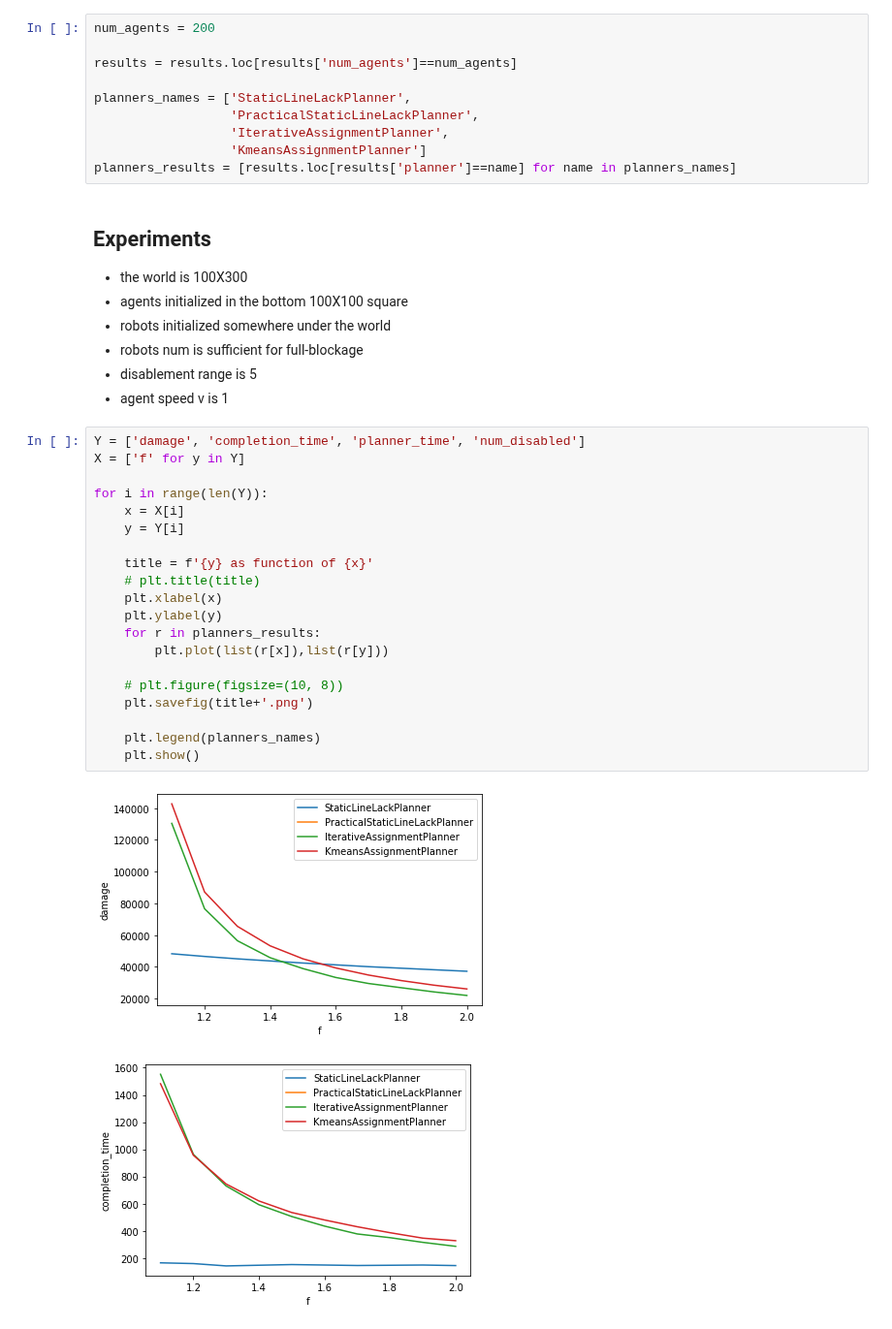
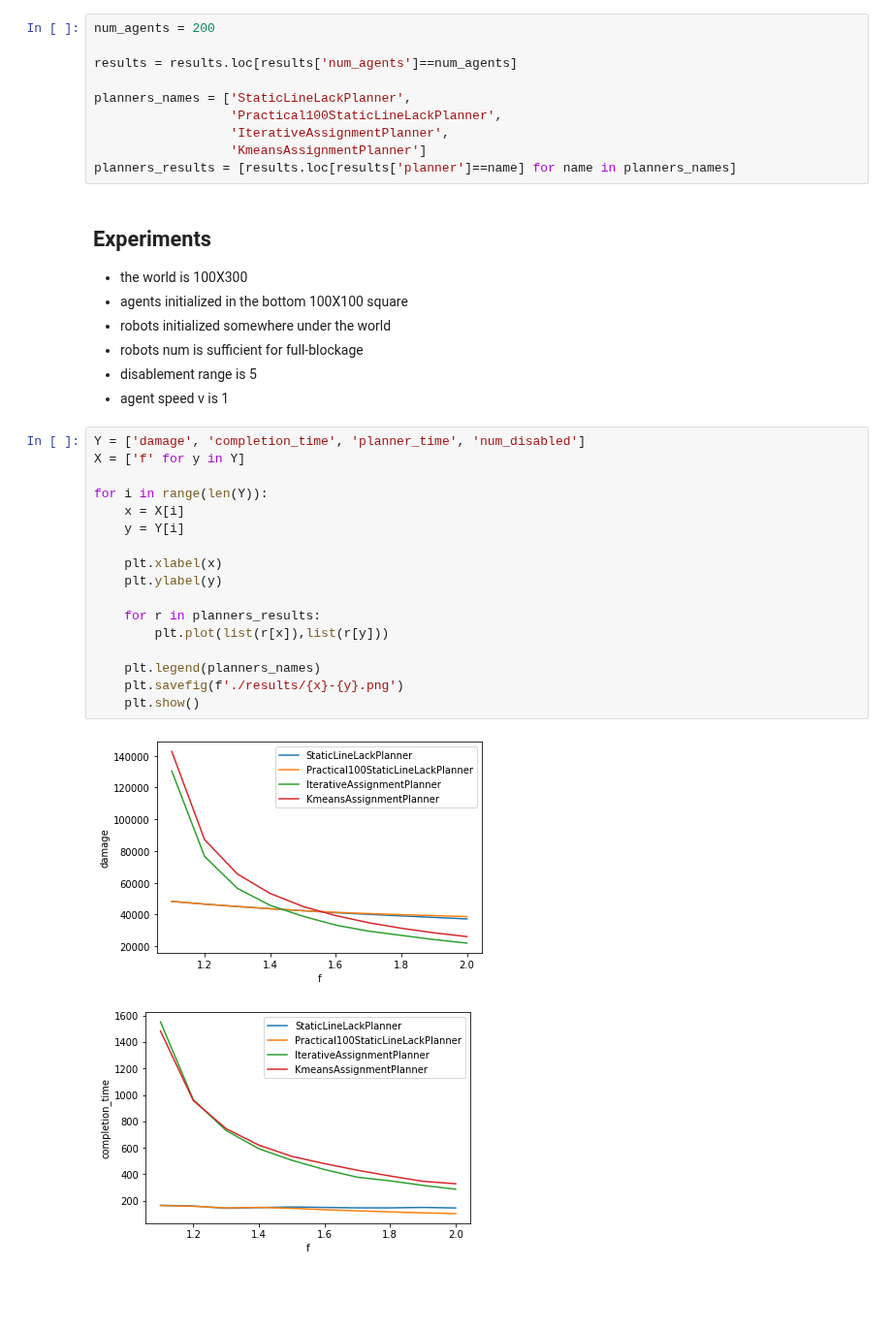
Before and after one commit to Elilgo324/dsd, a Jupyter notebook: experiments/partial_blockage/f.ipynb, the cells around one changed output. Shown at 97% size. Saved outputs shown, nothing was run; the diff lists cells and outputs as text; blank space fills up the shorter version.

```diff
--- a/experiments/partial_blockage/f.ipynb
+++ b/experiments/partial_blockage/f.ipynb
@@ -21,7 +21,7 @@ num_agents = 200
 results = results.loc[results['num_agents']==num_agents]
 
 planners_names = ['StaticLineLackPlanner',
-                  'PracticalStaticLineLackPlanner',
+                  'Practical100StaticLineLackPlanner',
                   'IterativeAssignmentPlanner',
                   'KmeansAssignmentPlanner']
 planners_results = [results.loc[results['planner']==name] for name in planners_names]
@@ -37,23 +37,20 @@ planners_results = [results.loc[results['planner']==name] for name in planners_n
 # %%
 Y = ['damage', 'completion_time', 'planner_time', 'num_disabled']
 X = ['f' for y in Y]
 
 for i in range(len(Y)):
     x = X[i]
     y = Y[i]
 
-    title = f'{y} as function of {x}'
-    # plt.title(title)
     plt.xlabel(x)
     plt.ylabel(y)
+
     for r in planners_results:
         plt.plot(list(r[x]),list(r[y]))
 
-    # plt.figure(figsize=(10, 8))
-    plt.savefig(title+'.png')
-
     plt.legend(planners_names)
+    plt.savefig(f'./results/{x}-{y}.png')
     plt.show()
 # %% [output]
-[figure, old version]
+[figure, new version]
-[figure, old version]
+[figure, new version]
```
Also changed, not shown: parts of 1 cell of this notebook, 52 other files.
